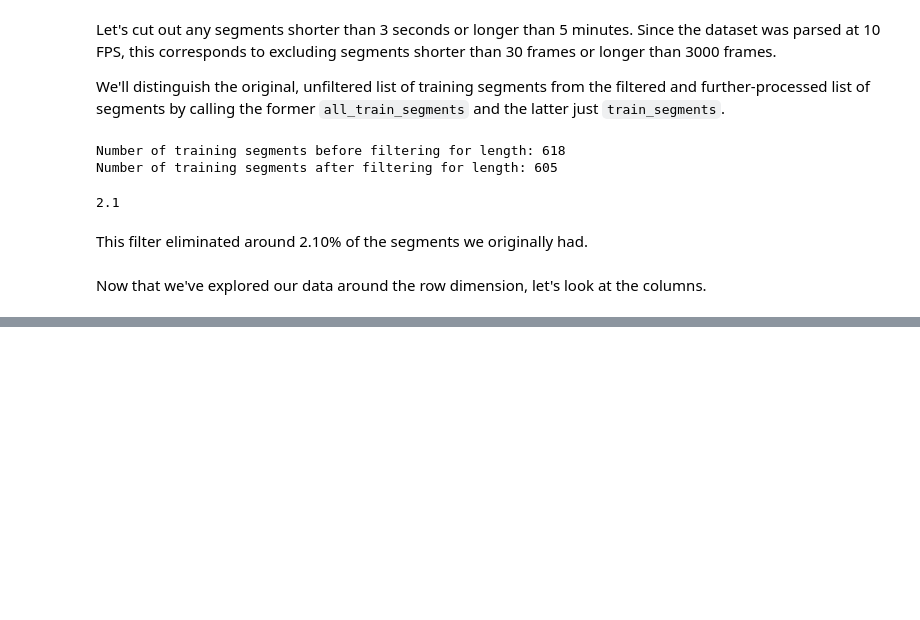
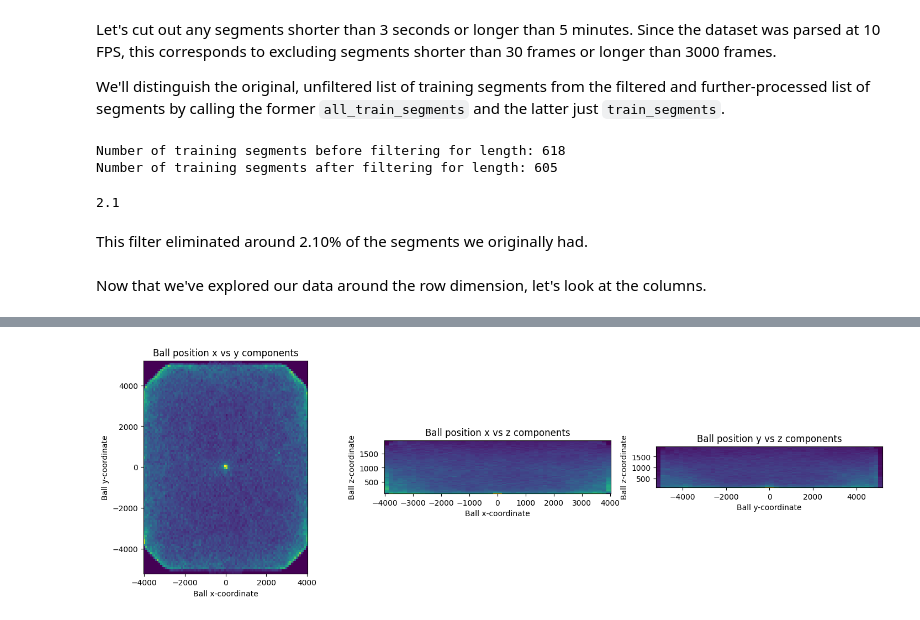
Before and after one commit to darmendariz/impulse, a Jupyter notebook: impulse/notebooks/eda/segments/01_initial.ipynb, the cells around one changed output, grey strips where cells are left out. Cells and saved outputs as stored; diff of their text form; code cells hidden in the pictures; blank space fills up the shorter version.

```diff
--- a/impulse/notebooks/eda/segments/01_initial.ipynb
+++ b/impulse/notebooks/eda/segments/01_initial.ipynb
@@ -86,0 +153,24 @@ for seg in train_segments:
+# %%
+fig, (ax1, ax2, ax3) = plt.subplots(1, 3, figsize=(18, 5))
+
+ax1.hist2d(ball_pos_all_segments[ball_cols_dict['position'][0]], ball_pos_all_segments[ball_cols_dict['position'][1]], cmap='viridis', bins=100)
+ax1.set_aspect('equal')
+ax1.set_xlabel('Ball x-coordinate')
+ax1.set_ylabel('Ball y-coordinate')
+ax1.set_title('Ball position x vs y components')
+
+ax2.hist2d(ball_pos_all_segments[ball_cols_dict['position'][0]], ball_pos_all_segments[ball_cols_dict['position'][2]], cmap='viridis', bins=50)
+ax2.set_aspect('equal')
+ax2.set_xlabel('Ball x-coordinate')
+ax2.set_ylabel('Ball z-coordinate')
+ax2.set_title('Ball position x vs z components')
+
+ax3.hist2d(ball_pos_all_segments[ball_cols_dict['position'][1]], ball_pos_all_segments[ball_cols_dict['position'][2]], cmap='viridis', bins=50)
+ax3.set_aspect('equal')
+ax3.set_xlabel('Ball y-coordinate')
+ax3.set_ylabel('Ball z-coordinate')
+ax3.set_title('Ball position y vs z components')
+
+plt.show()
+# %% [output]
+[figure, added]
```
Also changed, not shown: parts of 11 cells of this notebook.
